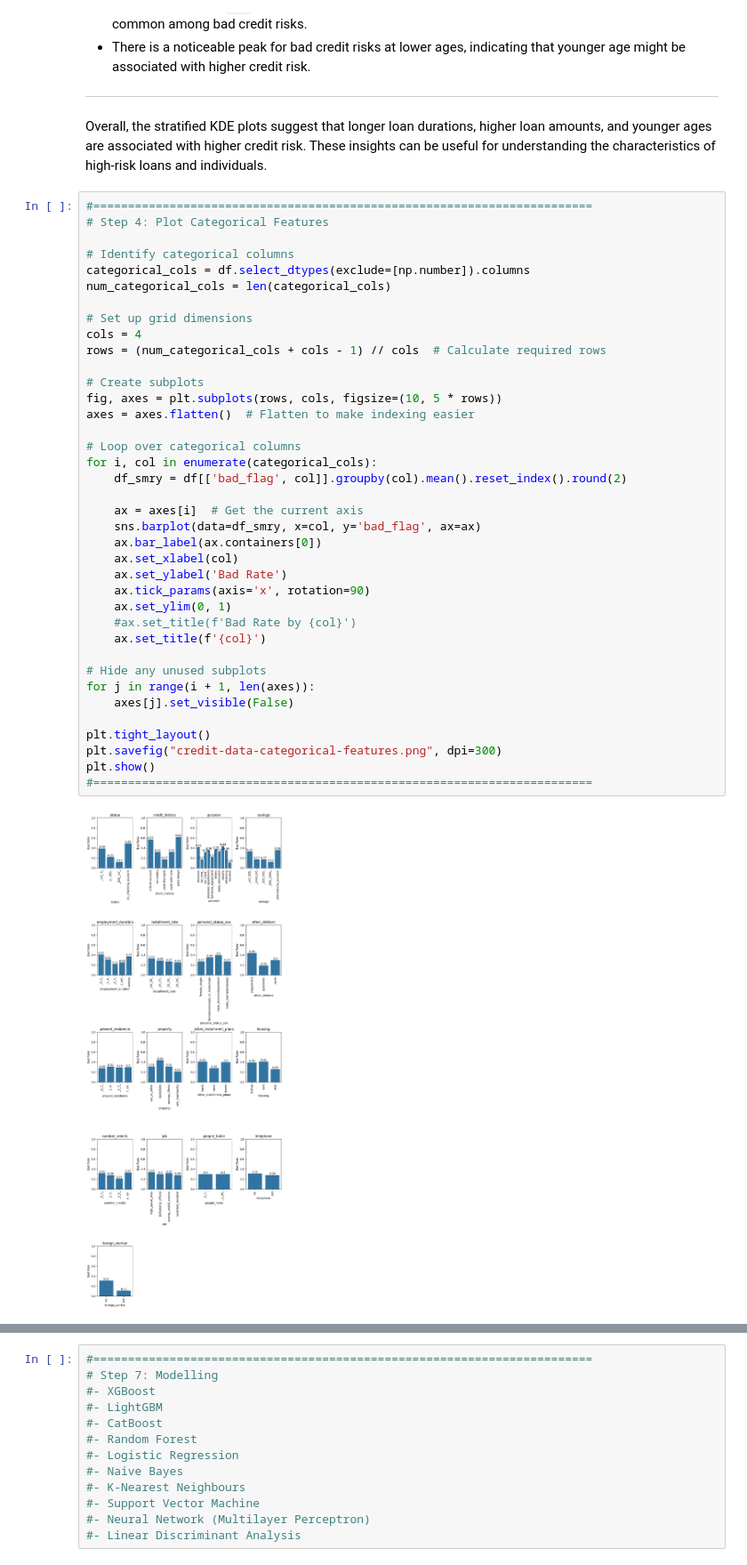
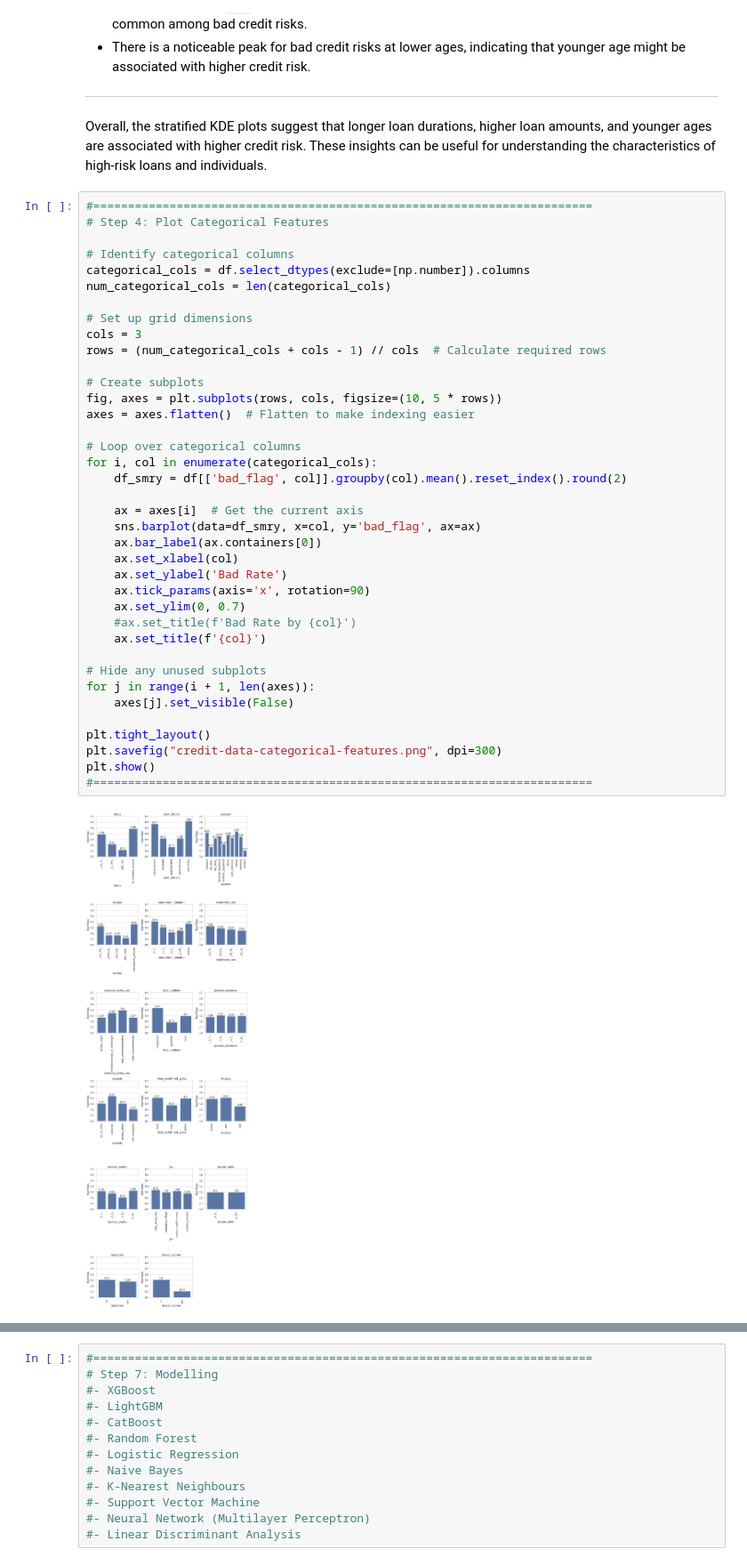
Before and after one commit to MarkThackham/MarkThackham.github.io, a Jupyter notebook: Portfolio/machine-learning/credit-data/machine-learning-german-credit-data.ipynb, the cells around one changed output, grey strips where cells are left out. Shown at 89% size. Cells and saved outputs as stored; diff of their text form.

```diff
--- a/Portfolio/machine-learning/credit-data/machine-learning-german-credit-data.ipynb
+++ b/Portfolio/machine-learning/credit-data/machine-learning-german-credit-data.ipynb
@@ -403,34 +503,34 @@ categorical_cols = df.select_dtypes(exclude=[np.number]).columns
 num_categorical_cols = len(categorical_cols)
 
 # Set up grid dimensions
-cols = 4
+cols = 3
 rows = (num_categorical_cols + cols - 1) // cols  # Calculate required rows
 
 # Create subplots
 fig, axes = plt.subplots(rows, cols, figsize=(10, 5 * rows))
 axes = axes.flatten()  # Flatten to make indexing easier
 
 # Loop over categorical columns
 for i, col in enumerate(categorical_cols):
     df_smry = df[['bad_flag', col]].groupby(col).mean().reset_index().round(2)
 
     ax = axes[i]  # Get the current axis
     sns.barplot(data=df_smry, x=col, y='bad_flag', ax=ax)
     ax.bar_label(ax.containers[0])
     ax.set_xlabel(col)
     ax.set_ylabel('Bad Rate')
     ax.tick_params(axis='x', rotation=90)
-    ax.set_ylim(0, 1)
+    ax.set_ylim(0, 0.7)
     #ax.set_title(f'Bad Rate by {col}')
     ax.set_title(f'{col}')
 
 # Hide any unused subplots
 for j in range(i + 1, len(axes)):
     axes[j].set_visible(False)
 
 plt.tight_layout()
 plt.savefig("credit-data-categorical-features.png", dpi=300)
 plt.show()
 #========================================================================
 # %% [output]
-[figure, old version]
+[figure, new version]
```
Also changed, not shown: parts of 8 cells of this notebook, 10 other files.
